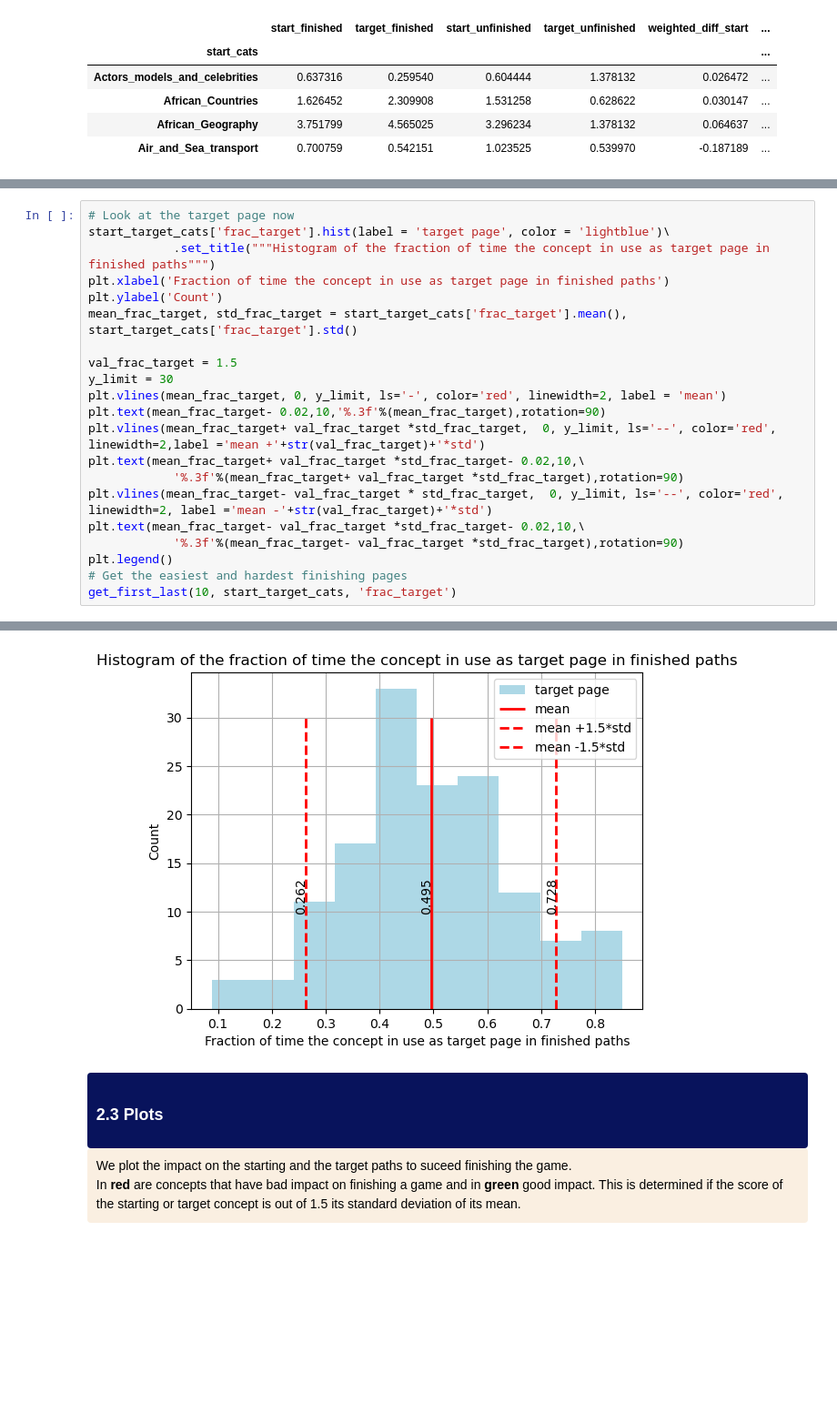
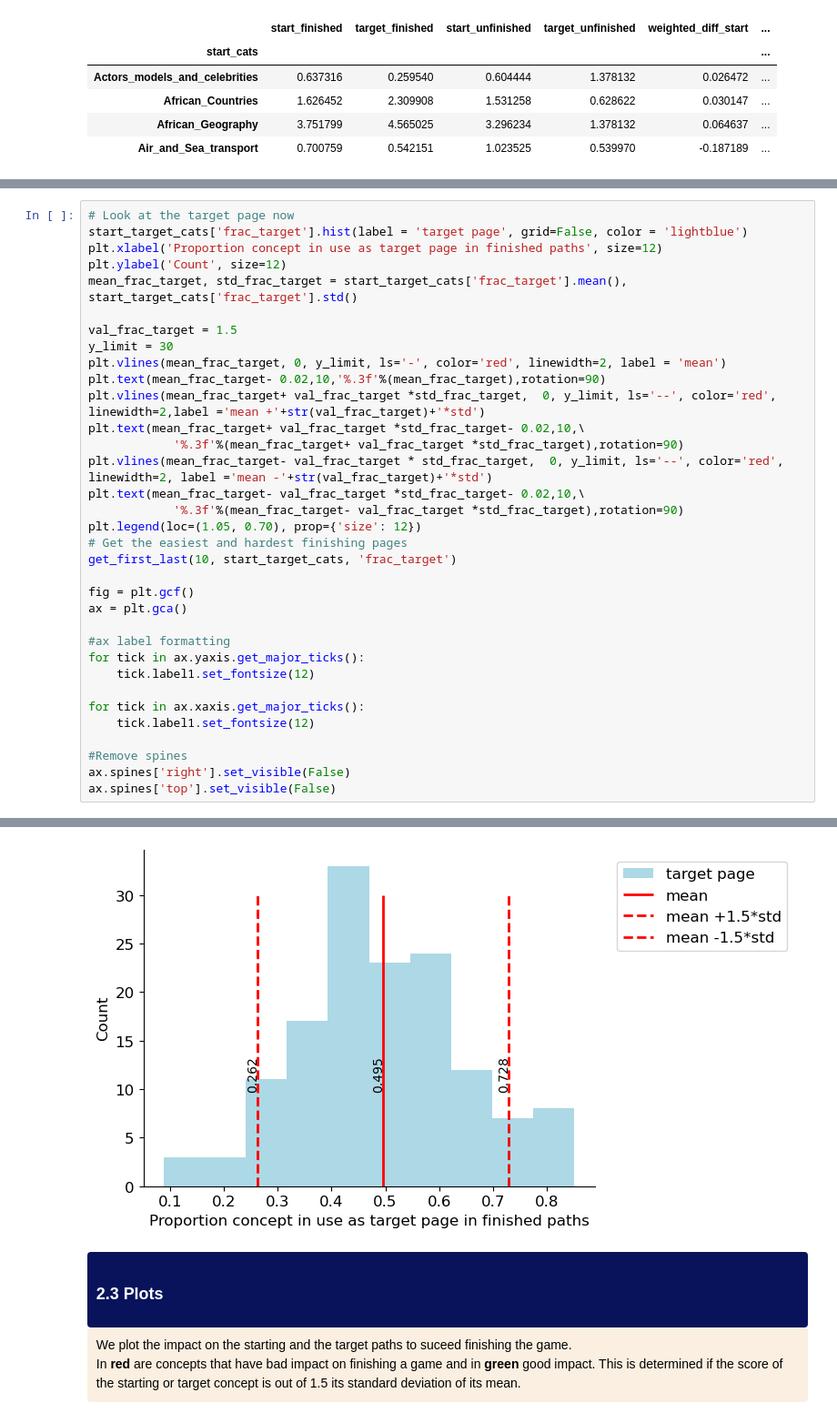
Before and after one commit to epfl-ada/ada-2022-project-7yobananaboy7, a Jupyter notebook: 3. In_game.ipynb, the cells around one changed output, grey strips where cells are left out. Shown at 91% size. Cells and saved outputs as stored; diff of their text form; blank space fills up the shorter version.

```diff
--- a/3. In_game.ipynb
+++ b/3. In_game.ipynb
@@ -218,9 +213,8 @@ get_first_last(10, start_target_cats, 'frac_start')
 # %%
 # Look at the target page now
-start_target_cats['frac_target'].hist(label = 'target page', color = 'lightblue')\
-            .set_title("""Histogram of the fraction of time the concept in use as target page in finished paths""")
-plt.xlabel('Fraction of time the concept in use as target page in finished paths')
-plt.ylabel('Count')
+start_target_cats['frac_target'].hist(label = 'target page', grid=False, color = 'lightblue')
+plt.xlabel('Proportion concept in use as target page in finished paths', size=12)
+plt.ylabel('Count', size=12)
 mean_frac_target, std_frac_target = start_target_cats['frac_target'].mean(), start_target_cats['frac_target'].std()
 
 val_frac_target = 1.5
@@ -233,7 +227,21 @@ plt.text(mean_frac_target+ val_frac_target *std_frac_target- 0.02,10,\
 plt.vlines(mean_frac_target- val_frac_target * std_frac_target,  0, y_limit, ls='--', color='red', linewidth=2, label ='mean -'+str(val_frac_target)+'*std')
 plt.text(mean_frac_target- val_frac_target *std_frac_target- 0.02,10,\
             '%.3f'%(mean_frac_target- val_frac_target *std_frac_target),rotation=90)
-plt.legend()
+plt.legend(loc=(1.05, 0.70), prop={'size': 12})
 # Get the easiest and hardest finishing pages
 get_first_last(10, start_target_cats, 'frac_target')
+
+fig = plt.gcf()
+ax = plt.gca()
+
+#ax label formatting
+for tick in ax.yaxis.get_major_ticks():
+    tick.label1.set_fontsize(12)
+
+for tick in ax.xaxis.get_major_ticks():
+    tick.label1.set_fontsize(12)
+
+#Remove spines
+ax.spines['right'].set_visible(False)
+ax.spines['top'].set_visible(False)
 # %% [output]
@@ -257,4 +248,4 @@ get_first_last(10, start_target_cats, 'frac_target')
-[figure, old version]
+[figure, new version]
 # %% [markdown]
 </div>
 <div class="1.1 explanation" style='background-color:#08135c; border-left: solid #darkblue 4px; border-radius: 4px; padding:0.7em;'>
```
Also changed, not shown: parts of 16 cells of this notebook.
